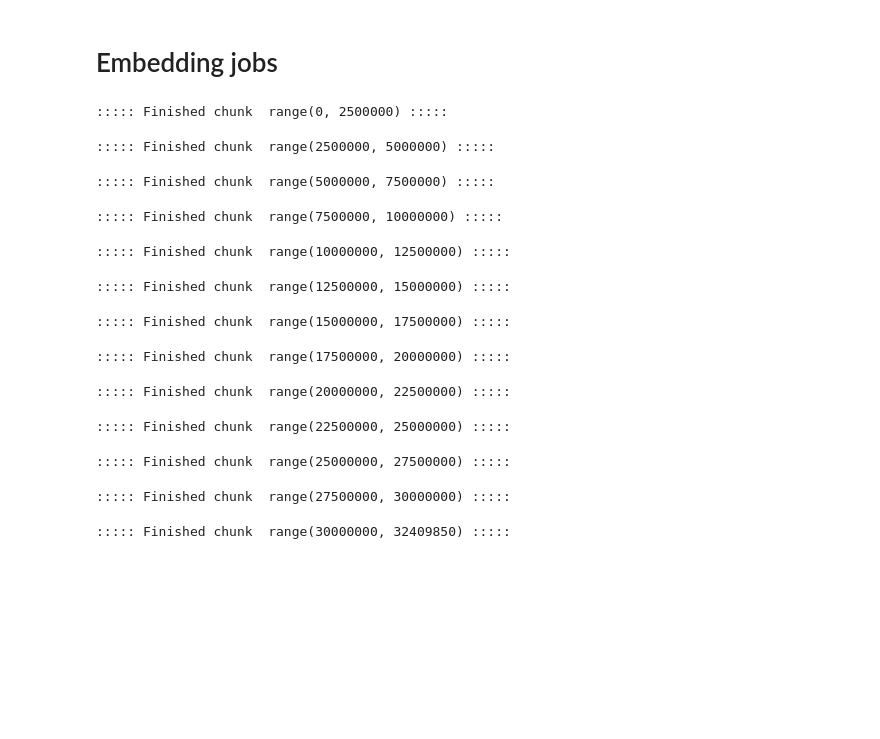
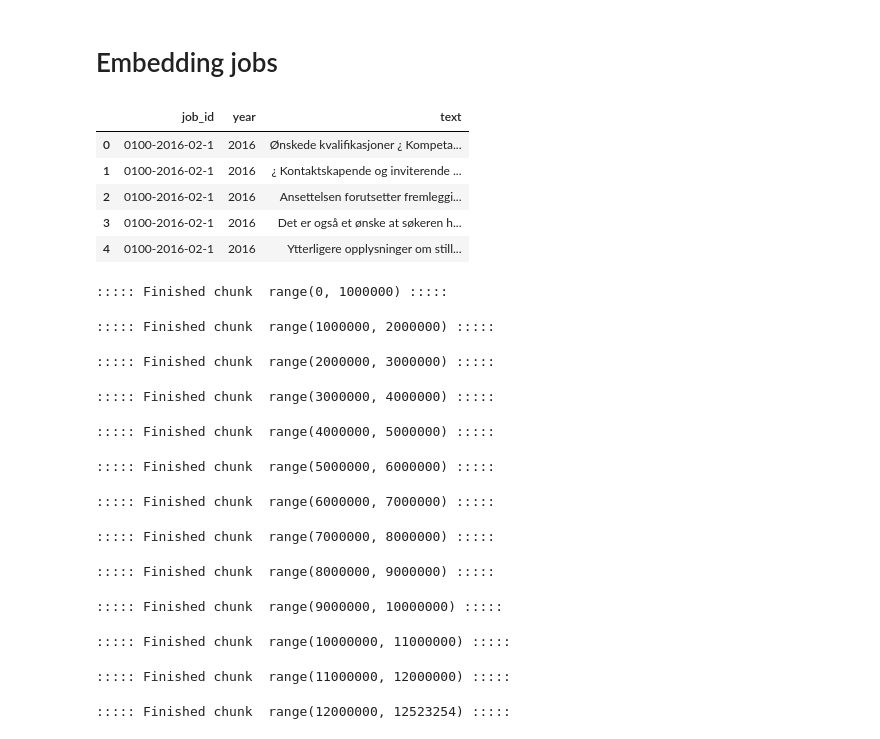
Before and after one commit to daniel-hain/paper_skill_development_NO, a Jupyter notebook: 10_embeddings_sbert_jobs.ipynb, the cells around one changed output. Saved outputs shown, nothing was run; the diff lists cells and outputs as text; code cells hidden in the pictures; blank space fills up the shorter version.

```diff
--- a/10_embeddings_sbert_jobs.ipynb
+++ b/10_embeddings_sbert_jobs.ipynb
@@ -31,6 +31,17 @@ model = SentenceTransformer('NbAiLab/nb-sbert-base')
 # Embedding jobs
 # %%
 # Read the CSV file
-df_jobs  = pd.read_csv("/content/gdrive/MyDrive/00_projects/project_2023_skills_NO/text_job_plain.csv")
+#df_jobs  = pd.read_csv("/content/gdrive/MyDrive/00_projects/project_2023_skills_NO/text_job_plain.csv")
+prefix_save = 'update_202308'
+df_jobs  = pd.read_parquet(f"/content/gdrive/MyDrive/00_projects/project_2023_skills_NO/text_job_plain_{prefix_save}.parquet")
+# %%
+df_jobs.head(5)
+# %% [output]
+|  | job_id | year | text |
+| 0 | 0100-2016-02-1 | 2016 | Ønskede kvalifikasjoner ¿ Kompeta... |
+| 1 | 0100-2016-02-1 | 2016 | ¿ Kontaktskapende og inviterende ... |
+| 2 | 0100-2016-02-1 | 2016 | Ansettelsen forutsetter fremleggi... |
+| 3 | 0100-2016-02-1 | 2016 | Det er også et ønske at søkeren h... |
+| 4 | 0100-2016-02-1 | 2016 | Ytterligere opplysninger om still... |
 # %%
 from more_itertools import sliced
@@ -43,25 +54,30 @@ for index_slice in index_slices:
   embeddings = model.encode(chunk['text'].tolist(), show_progress_bar=True, convert_to_tensor=False, convert_to_numpy=True)
 
   df_embeddings = pd.DataFrame(embeddings)
+  del embeddings
   df_embeddings = df_embeddings.set_index(chunk['job_id'])
   df_embeddings = pa.Table.from_pandas(df_embeddings)
-  pq.write_table(df_embeddings, f"{embeddings_dir}/job_embeddings_{index_slice}.parquet")
+
+  pq.write_table(df_embeddings, f"{embeddings_dir}/job_embeddings_{prefix_save}_{index_slice}.parquet")
+  del df_embeddings
+  del chunk
+
 
   print("::::: Finished chunk ", index_slice, ':::::')
 # %% [output]
-::::: Finished chunk  range(0, 2500000) :::::
+::::: Finished chunk  range(0, 1000000) :::::
-::::: Finished chunk  range(2500000, 5000000) :::::
+::::: Finished chunk  range(1000000, 2000000) :::::
-::::: Finished chunk  range(5000000, 7500000) :::::
+::::: Finished chunk  range(2000000, 3000000) :::::
-::::: Finished chunk  range(7500000, 10000000) :::::
+::::: Finished chunk  range(3000000, 4000000) :::::
-::::: Finished chunk  range(10000000, 12500000) :::::
+::::: Finished chunk  range(4000000, 5000000) :::::
-::::: Finished chunk  range(12500000, 15000000) :::::
+::::: Finished chunk  range(5000000, 6000000) :::::
-::::: Finished chunk  range(15000000, 17500000) :::::
+::::: Finished chunk  range(6000000, 7000000) :::::
-::::: Finished chunk  range(17500000, 20000000) :::::
+::::: Finished chunk  range(7000000, 8000000) :::::
-::::: Finished chunk  range(20000000, 22500000) :::::
+::::: Finished chunk  range(8000000, 9000000) :::::
-::::: Finished chunk  range(22500000, 25000000) :::::
+::::: Finished chunk  range(9000000, 10000000) :::::
-::::: Finished chunk  range(25000000, 27500000) :::::
+::::: Finished chunk  range(10000000, 11000000) :::::
-::::: Finished chunk  range(27500000, 30000000) :::::
+::::: Finished chunk  range(11000000, 12000000) :::::
-::::: Finished chunk  range(30000000, 32409850) :::::
+::::: Finished chunk  range(12000000, 12523254) :::::
 # %%
 #df_embeddings = pd.DataFrame(embeddings)
 #df_embeddings = df_embeddings.set_index(chunk['job_id'])
```
Also changed, not shown: parts of 1 cell of this notebook.
